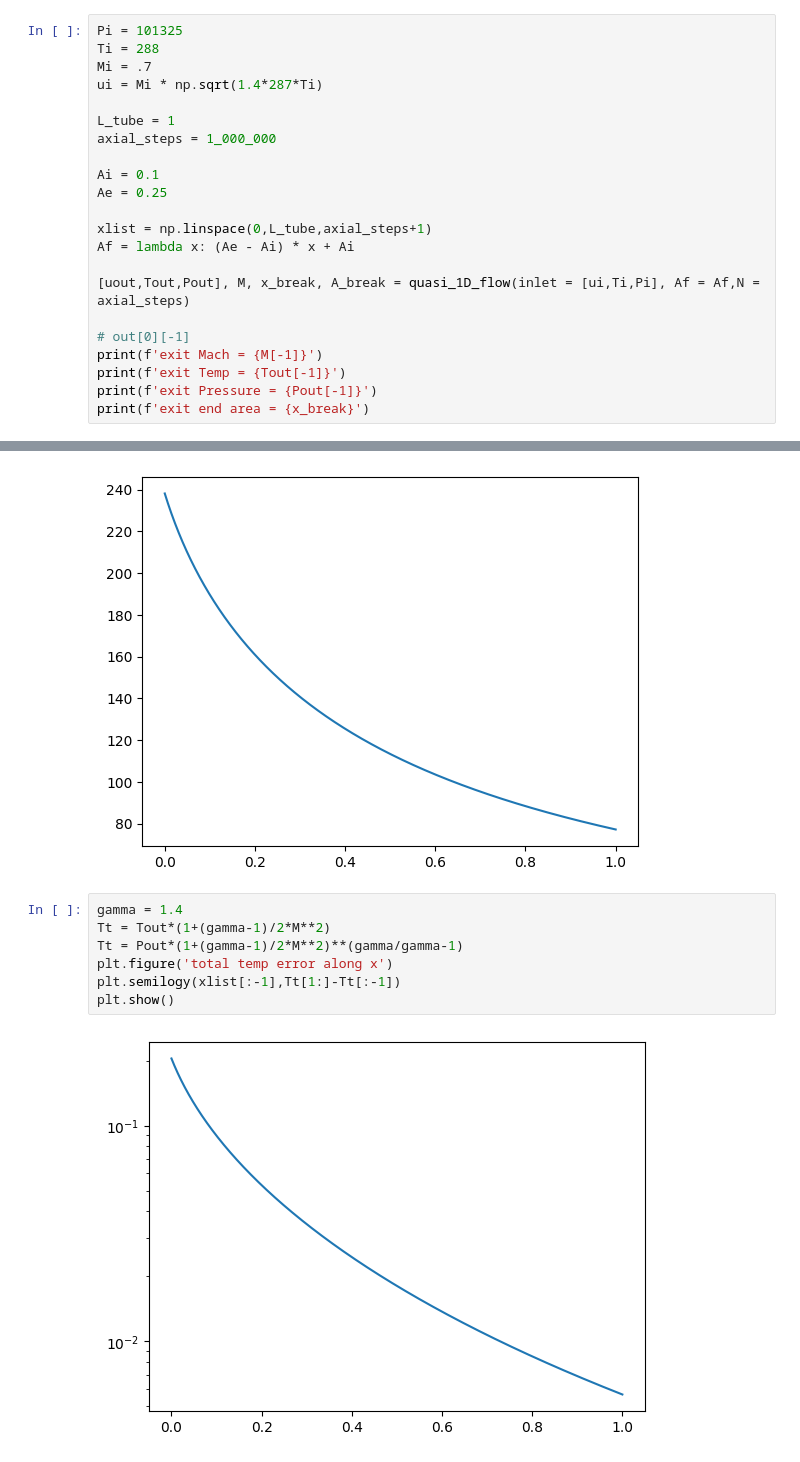
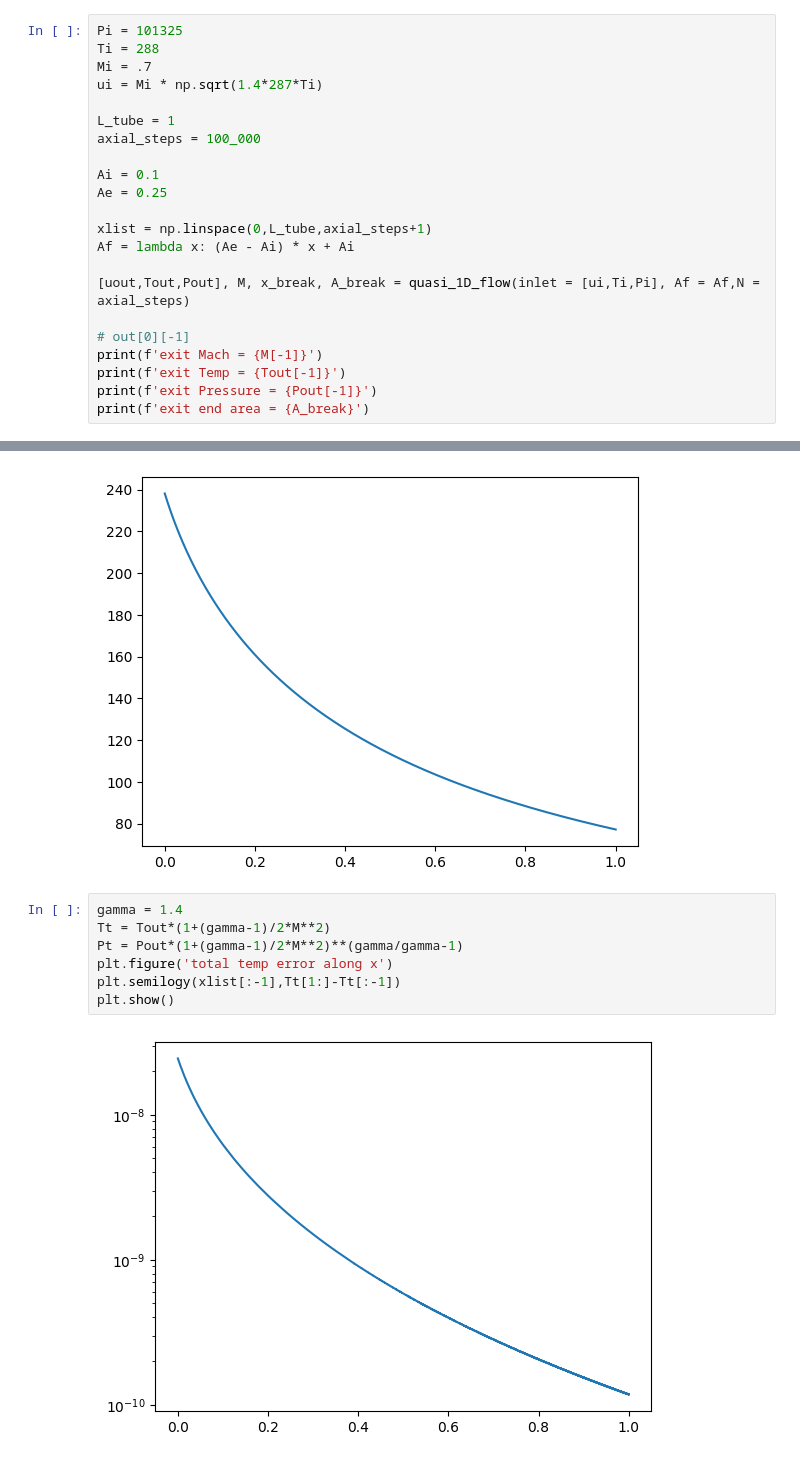
Before and after one commit to RileyKyle/Prop_2_Assignments, a Jupyter notebook: midterm/task1.ipynb, the cells around one changed output, grey strips where cells are left out. Drawn from its saved outputs; the diff is of its cells as text.

```diff
--- a/midterm/task1.ipynb
+++ b/midterm/task1.ipynb
@@ -15,7 +15,7 @@ Mi = .7
 ui = Mi * np.sqrt(1.4*287*Ti)
 
 L_tube = 1
-axial_steps = 1_000_000
+axial_steps = 100_000
 
 Ai = 0.1
 Ae = 0.25
@@ -29,5 +29,5 @@ Af = lambda x: (Ae - Ai) * x + Ai
 print(f'exit Mach = {M[-1]}')
 print(f'exit Temp = {Tout[-1]}')
 print(f'exit Pressure = {Pout[-1]}')
-print(f'exit end area = {x_break}')
+print(f'exit end area = {A_break}')
 # %% [output]
@@ -43,9 +43,9 @@ plt.show()
 # %%
 gamma = 1.4
 Tt = Tout*(1+(gamma-1)/2*M**2)
-Tt = Pout*(1+(gamma-1)/2*M**2)**(gamma/gamma-1)
+Pt = Pout*(1+(gamma-1)/2*M**2)**(gamma/gamma-1)
 plt.figure('total temp error along x')
 plt.semilogy(xlist[:-1],Tt[1:]-Tt[:-1])
 plt.show()
 # %% [output]
-[figure, old version]
+[figure, new version]
```
Also changed, not shown: parts of 1 cell of this notebook, 1 other file.
